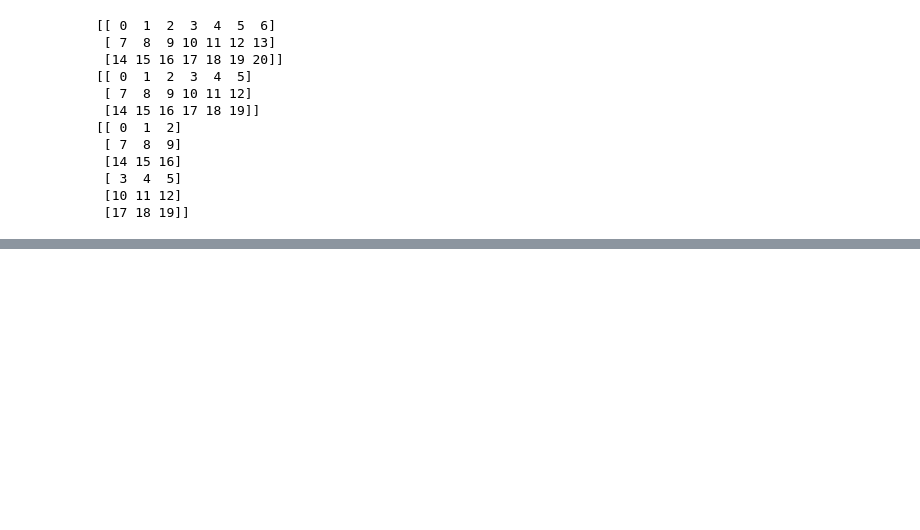
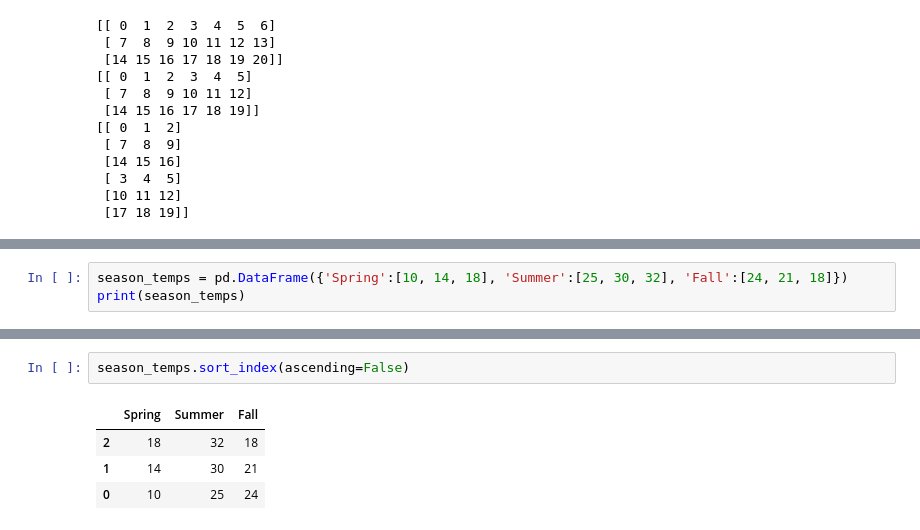
Before and after one commit to jeongeun-JH/ai_python, a Jupyter notebook: Python_Numpy.ipynb, the cells around one changed output, grey strips where cells are left out. Drawn from its saved outputs; the diff is of its cells as text; blank space fills up the shorter version.

```diff
--- a/Python_Numpy.ipynb
+++ b/Python_Numpy.ipynb
@@ -377,0 +508,3 @@ karrayv = np.vstack([karray1, karray2]); print(karrayv)
+# %%
+season_temps = pd.DataFrame({'Spring':[10, 14, 18], 'Summer':[25, 30, 32], 'Fall':[24, 21, 18]})
+print(season_temps)
@@ -377,0 +608,7 @@ karrayv = np.vstack([karray1, karray2]); print(karrayv)
+# %%
+season_temps.sort_index(ascending=False)
+# %% [output]
+|  | Spring | Summer | Fall |
+| 2 | 18 | 32 | 18 |
+| 1 | 14 | 30 | 21 |
+| 0 | 10 | 25 | 24 |
```
Also changed, not shown: parts of 39 cells of this notebook.
